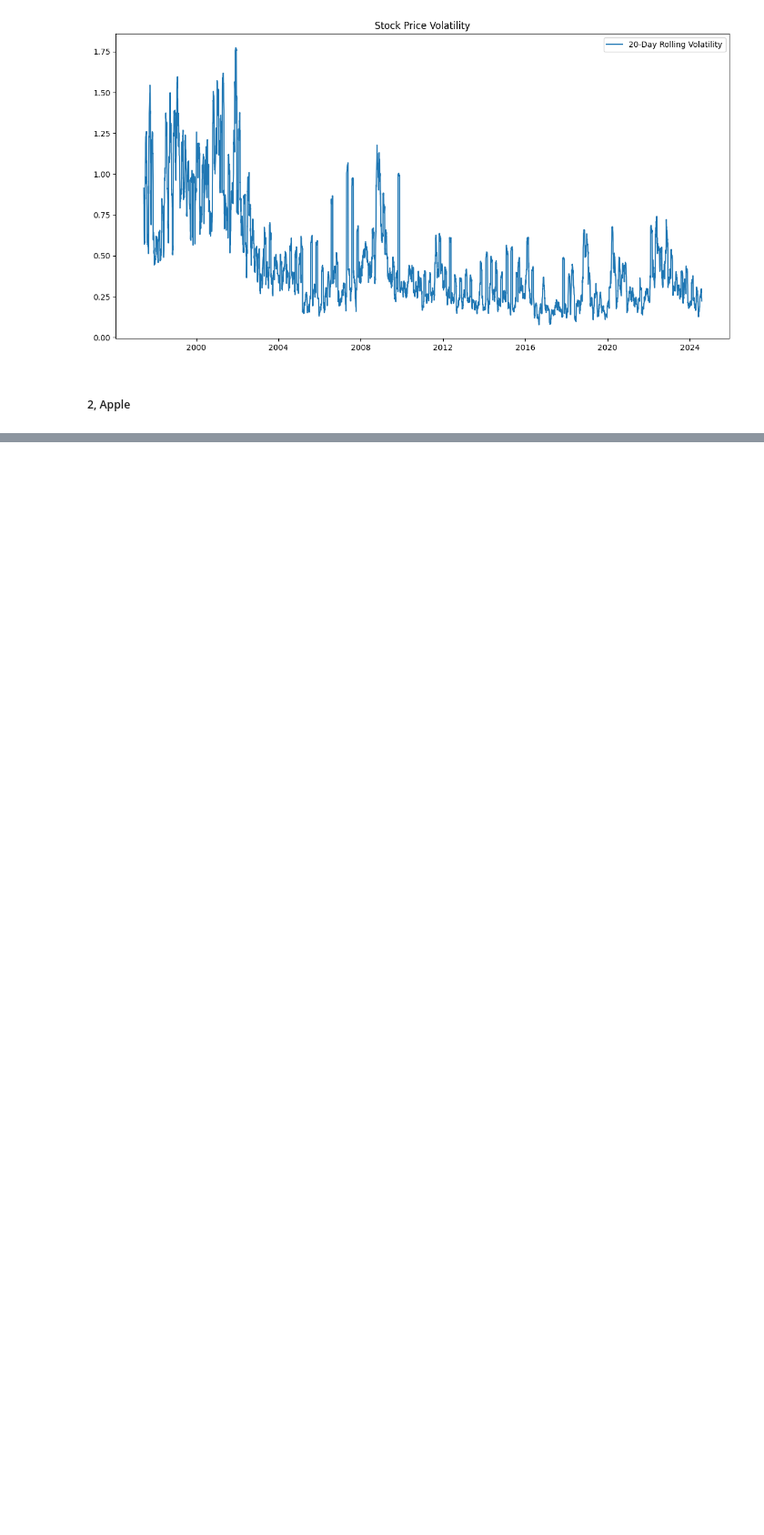
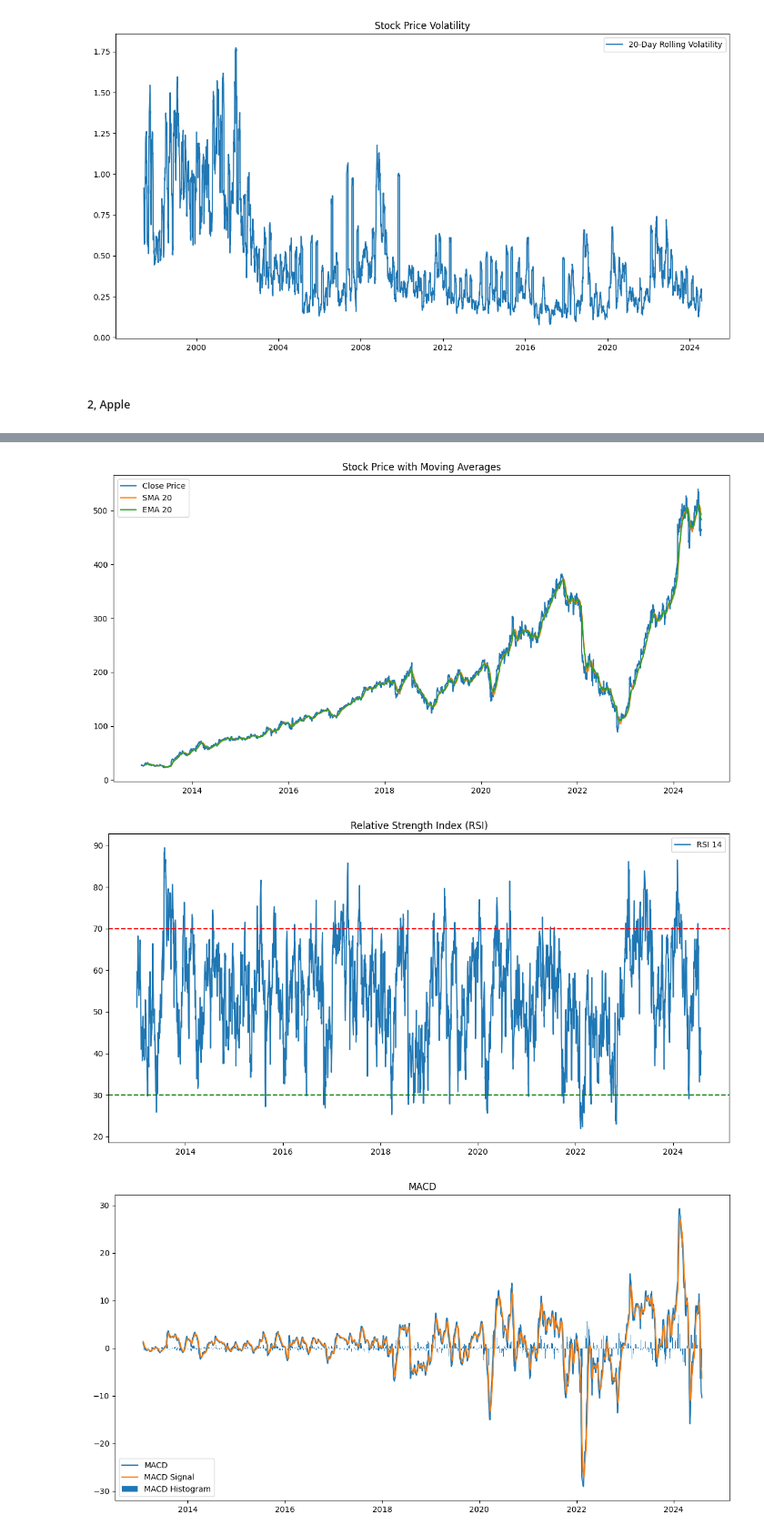
Before and after one commit to semrebitaye/financial_news_analysis, a Jupyter notebook: notebooks/stock_price_data.ipynb, the cells around one changed output, grey strips where cells are left out. Shown at 91% size. Saved outputs shown, nothing was run; the diff lists cells and outputs as text; code cells hidden in the pictures; blank space fills up the shorter version.

```diff
--- a/notebooks/stock_price_data.ipynb
+++ b/notebooks/stock_price_data.ipynb
@@ -769,0 +792,38 @@ plt.show()
+# %%
+# Plotting the stock price along with moving averages
+plt.figure(figsize=(14, 7))
+plt.plot(df_meta['Close'], label='Close Price')
+plt.plot(df_meta['SMA_20'], label='SMA 20')
+plt.plot(df_meta['EMA_20'], label='EMA 20')
+plt.title('Stock Price with Moving Averages')
+plt.legend()
+plt.show()
+
+# Plotting RSI
+plt.figure(figsize=(14, 7))
+plt.plot(df_meta['RSI_14'], label='RSI 14')
+plt.axhline(70, color='red', linestyle='--')
+plt.axhline(30, color='green', linestyle='--')
+plt.title('Relative Strength Index (RSI)')
+plt.legend()
+plt.show()
+
+# Plotting MACD
+plt.figure(figsize=(14, 7))
+plt.plot(df_meta['MACD'], label='MACD')
+plt.plot(df_meta['MACD_Signal'], label='MACD Signal')
+plt.bar(df_meta.index, df_meta['MACD_Hist'], label='MACD Histogram')
+plt.title('MACD')
+plt.legend()
+plt.show()
+
+# Plotting Volatility
+plt.figure(figsize=(14, 7))
+plt.plot(df_meta['Volatility_20'], label='20-Day Rolling Volatility')
+plt.title('Stock Price Volatility')
+plt.legend()
+plt.show()
+# %% [output]
+[figure, added]
+[figure, added]
+[figure, added]
```
Also changed, not shown: parts of 22 cells of this notebook, 1 other file.
